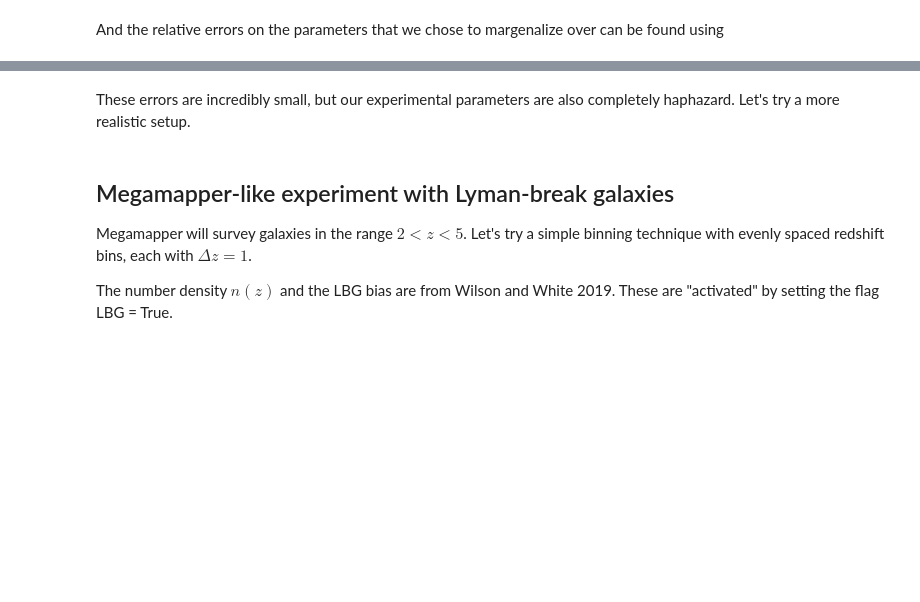
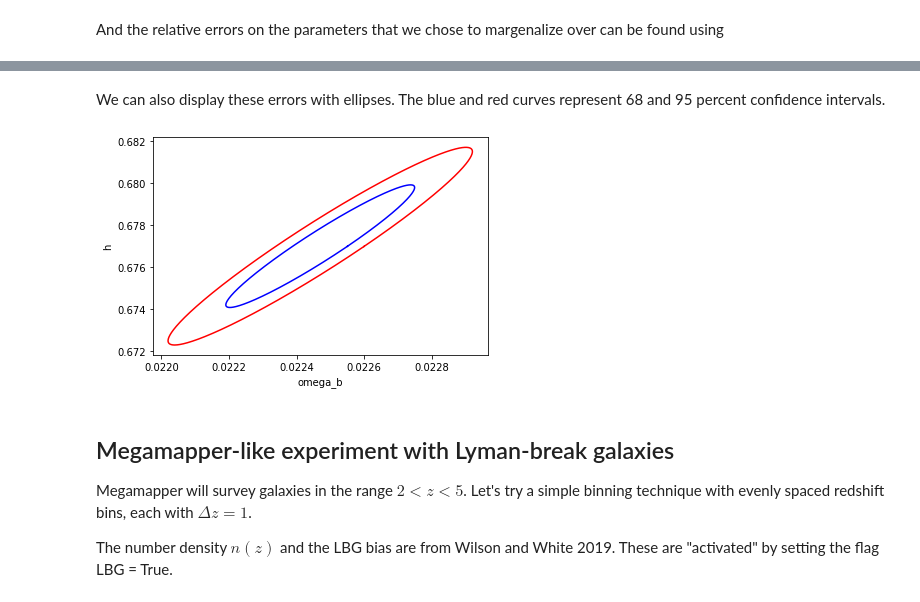
Before and after one commit to NoahSailer/FishLSS, a Jupyter notebook: example_fishlss.ipynb, the cells around one changed output, grey strips where cells are left out. Drawn from its saved outputs; the diff is of its cells as text; code cells hidden in the pictures; blank space fills up the shorter version.

```diff
--- a/example_fishlss.ipynb
+++ b/example_fishlss.ipynb
@@ -103,5 +103,9 @@ Relative error on h: 0.005545916451782691
-# %% [markdown]
-These errors are incredibly small, but our experimental parameters are also completely haphazard. Let's try a more realistic setup.
+# %% [markdown]
+We can also display these errors with ellipses. The blue and red curves represent 68 and 95 percent confidence intervals.
+# %%
+fishcast.plot_error_ellipse(F=F,param1='omega_b',param2='h')
+# %% [output]
+[figure, added]
 # %% [markdown]
 ## Megamapper-like experiment with Lyman-break galaxies
 Megamapper will survey galaxies in the range $2<z<5$. Let's try a simple binning technique with evenly spaced redshift bins, each with $\Delta z=1$.
```
Also changed, not shown: parts of 6 cells of this notebook, 6 other files.
